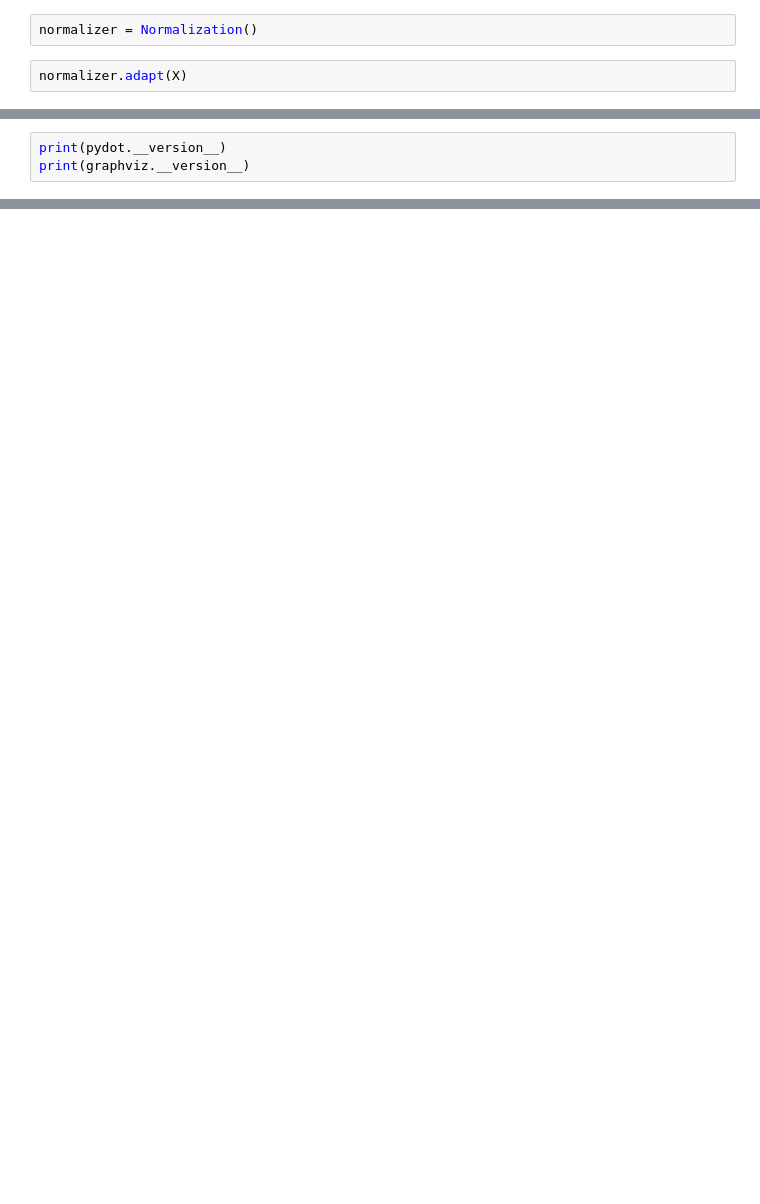
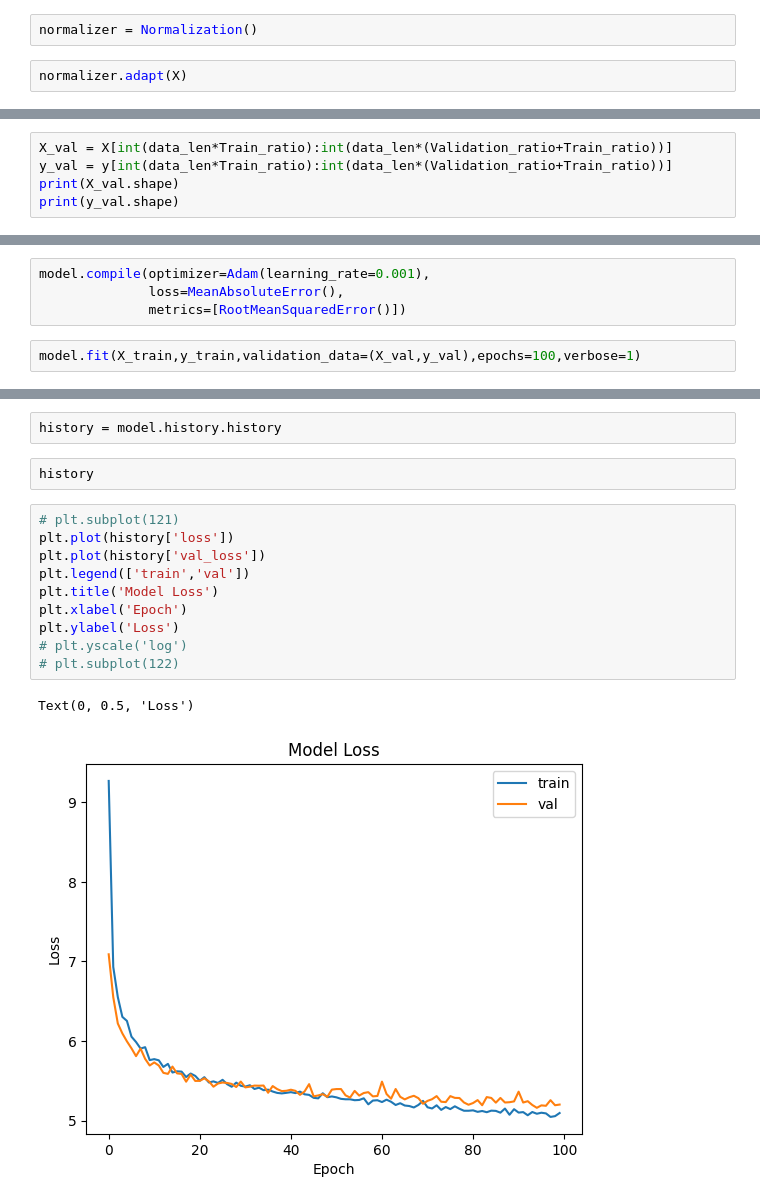
Before and after one commit to Krish3736/Car-price-prediction, a Jupyter notebook: car_prediction_model_training.ipynb, the cells around one changed output, grey strips where cells are left out. Saved outputs shown, nothing was run; the diff lists cells and outputs as text; blank space fills up the shorter version.

```diff
--- a/car_prediction_model_training.ipynb
+++ b/car_prediction_model_training.ipynb
@@ -160,0 +321,5 @@ AttributeError: module 'pydot' has no attribute 'InvocationException'
+# %%
+X_val = X[int(data_len*Train_ratio):int(data_len*(Validation_ratio+Train_ratio))]
+y_val = y[int(data_len*Train_ratio):int(data_len*(Validation_ratio+Train_ratio))]
+print(X_val.shape)
+print(y_val.shape)
@@ -161,3 +337,6 @@ AttributeError: module 'pydot' has no attribute 'InvocationException'
 # %%
-print(pydot.__version__)
-print(graphviz.__version__)
+model.compile(optimizer=Adam(learning_rate=0.001),
+              loss=MeanAbsoluteError(),
+              metrics=[RootMeanSquaredError()])
+# %%
+model.fit(X_train,y_train,validation_data=(X_val,y_val),epochs=100,verbose=1)
@@ -163,0 +362,17 @@ print(graphviz.__version__)
+# %%
+history = model.history.history
+# %%
+history
+# %%
+# plt.subplot(121)
+plt.plot(history['loss'])
+plt.plot(history['val_loss'])
+plt.legend(['train','val'])
+plt.title('Model Loss')
+plt.xlabel('Epoch')
+plt.ylabel('Loss')
+# plt.yscale('log')
+# plt.subplot(122)
+# %% [output]
+Text(0, 0.5, 'Loss')
+[figure, added]
```
Also changed, not shown: parts of 47 cells of this notebook.
